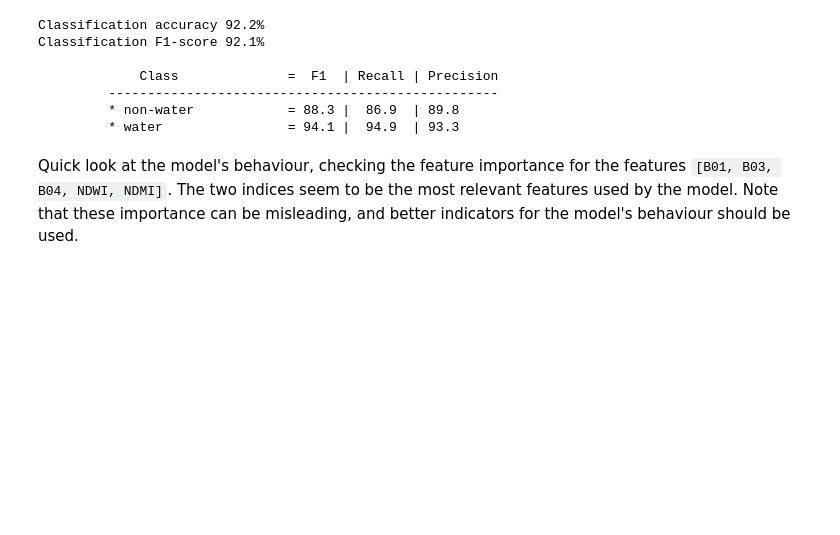
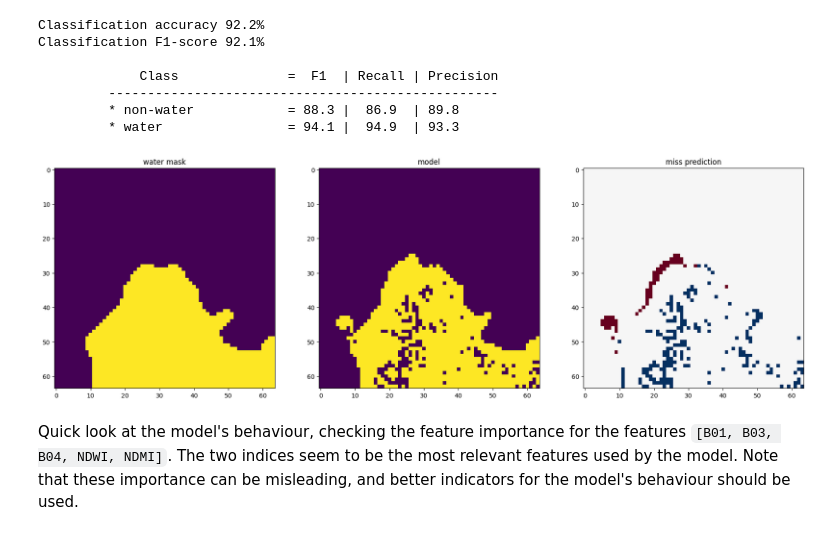
Before and after one commit to sentinel-hub/eo-learn-examples, a Jupyter notebook: custom-script/machine-learning-evalscript.ipynb, the cells around one changed output. Cells and saved outputs as stored; diff of their text form; code cells hidden in the pictures; blank space fills up the shorter version.

```diff
--- a/custom-script/machine-learning-evalscript.ipynb
+++ b/custom-script/machine-learning-evalscript.ipynb
@@ -372,6 +374,11 @@ Classification F1-score 92.1%
          --------------------------------------------------
          * non-water            = 88.3 |  86.9  | 89.8
          * water                = 94.1 |  94.9  | 93.3
+# %%
+model_prediction = get_model_predictions(eop, model)
+plot_miss_prediction(eop, model_prediction)
+# %% [output]
+[figure, added]
 # %% [markdown]
 Quick look at the model's behaviour, checking the feature importance for the features `[B01, B03, B04, NDWI, NDMI]`. The two indices seem to be the most relevant features used by the model. Note that these importance can be misleading, and better indicators for the model's behaviour should be used.
 # %%
```
Also changed, not shown: parts of 17 cells of this notebook, 2 other files.
